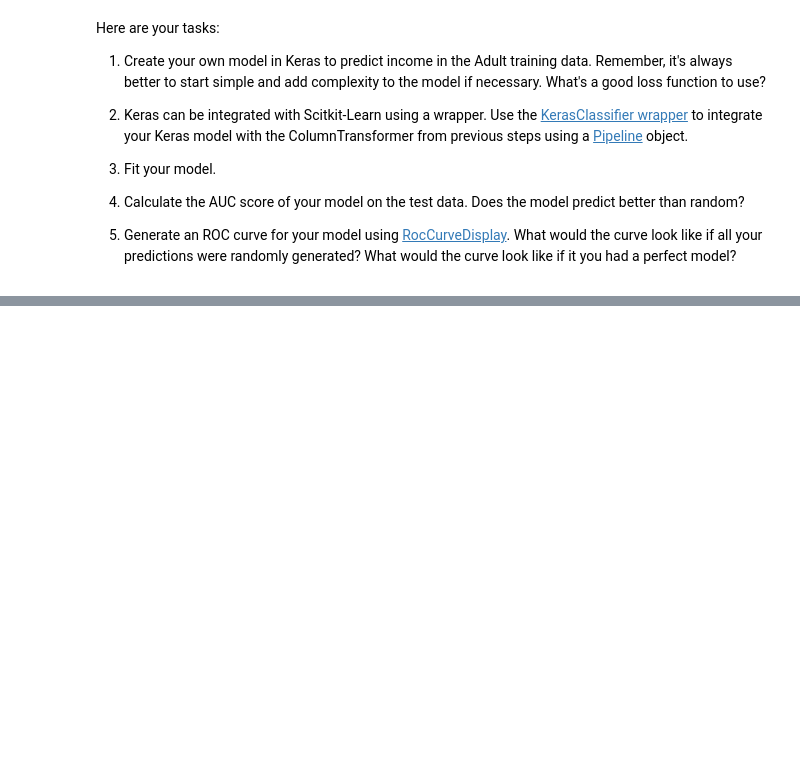
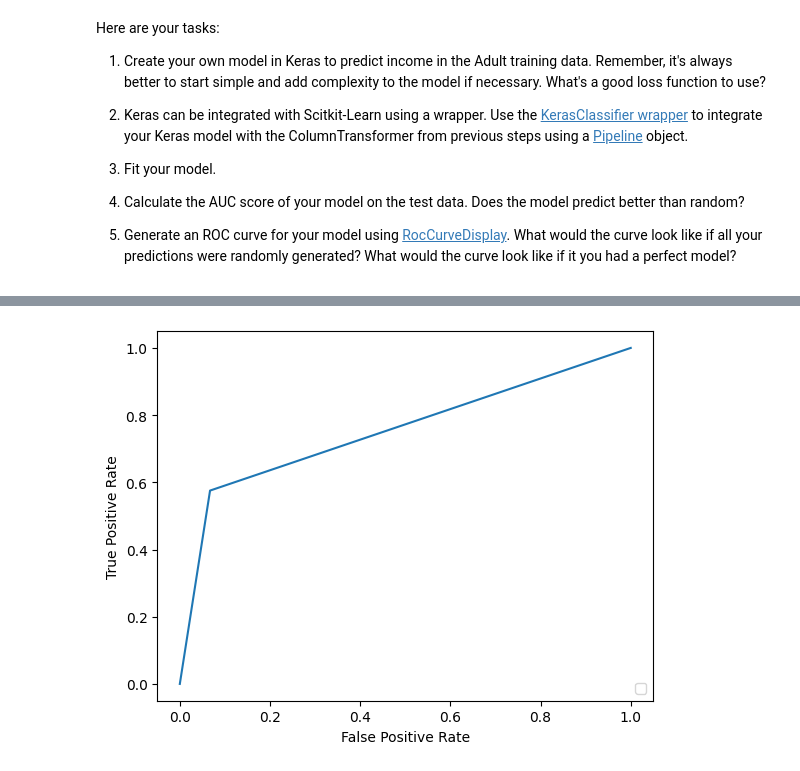
Before and after one commit to jdellaverson19/UCSD-work, a Jupyter notebook: UCSD-work/deeplearn.ipynb, the cells around one changed output, grey strips where cells are left out. Drawn from its saved outputs; the diff is of its cells as text; code cells hidden in the pictures; blank space fills up the shorter version.

Commit message:
deep learning

```diff
--- a/UCSD-work/deeplearn.ipynb
+++ b/UCSD-work/deeplearn.ipynb
@@ -222,2 +269,4 @@ Here are your tasks:
 # %%
 # Create a Keras classifier
+
+model = KerasClassifier(build_fn=create_model(), epochs=6,batch_size=16)
@@ -226,2 +273,21 @@ Here are your tasks:
+# %%
+# Create the scikit-learn pipeline
+class DenseTransformer():
+    def transform(self, X, y=None, **fit_params):
+        return X.toarray()
+
+    def fit_transform(self, X, y=None, **fit_params):
+        self.fit(X, y, **fit_params)
+        return self.transform(X)
+
+    def fit(self, X, y=None, **fit_params):
+        return self
+
+clf = Pipeline(
+    steps = [('preprocessor', col_transform), ("classifier", model)]
+)
 # %%
 # Fit the pipeline on the training data
+#train_X = col_transform.fit_transform(X_train)
+#model.fit(train_X, y_train)
+clf.fit(X_train, y_train)
@@ -228,3 +319,6 @@ Here are your tasks:
 # %%
 # Calculate the AUC score of your model on the test data.
 # Does the model predict better than random?
+
+preds = clf.predict(X_test)
+roc_auc_score(y_test, preds)
@@ -231,2 +328,5 @@ Here are your tasks:
 # %%
 # Generate an ROC curve for your model.
+fpr, tpr, _ =roc_curve(y_test, preds)
+roc_display = RocCurveDisplay(fpr = fpr, tpr = tpr).plot()
+# %% [output]
@@ -232,0 +334 @@ Here are your tasks:
+[figure, added]
```
Also changed, not shown: parts of 13 cells of this notebook.
